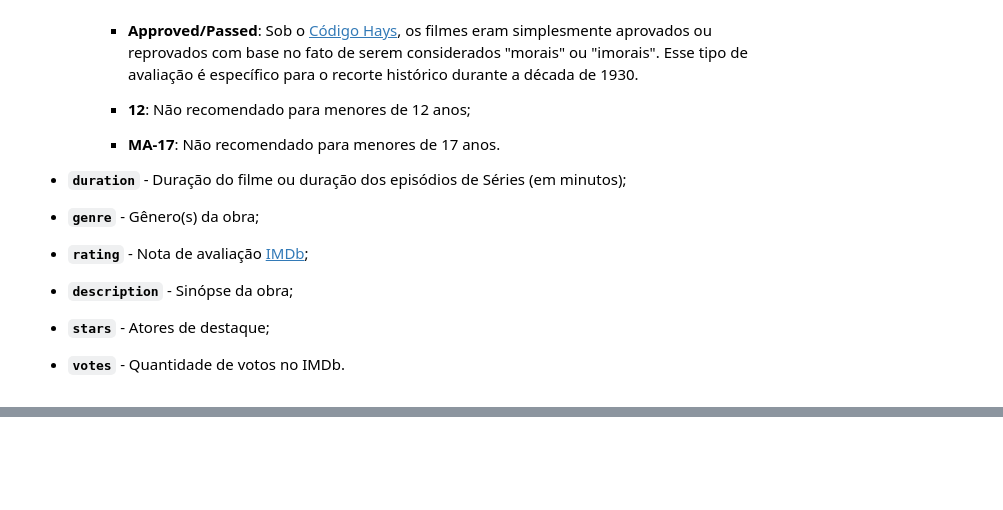
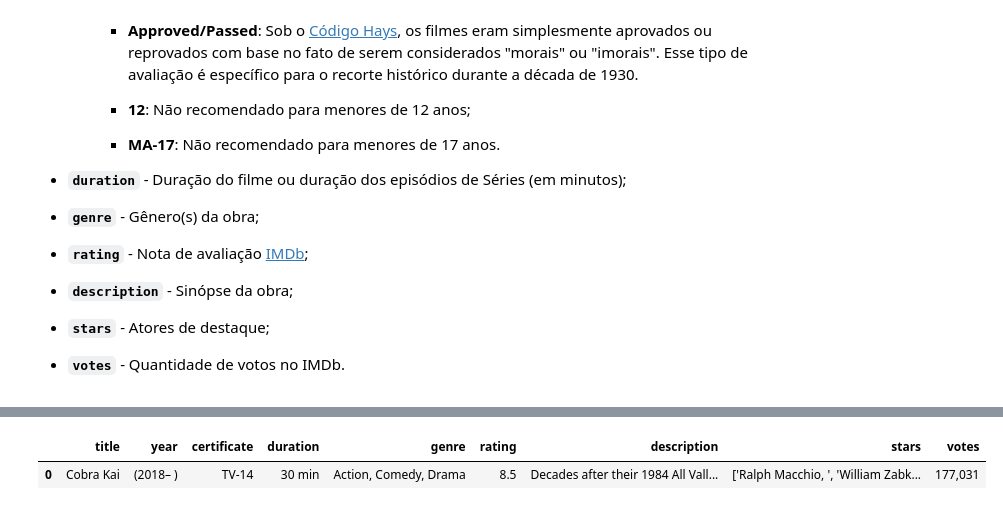
Before and after one commit to JoSEPHDev2022/netflix_movies_analise, a Jupyter notebook: analise.ipynb, the cells around one changed output, grey strips where cells are left out. Drawn from its saved outputs; the diff is of its cells as text; code cells hidden in the pictures; blank space fills up the shorter version.

Commit message:
Tratamento completo dos dados

```diff
--- a/analise.ipynb
+++ b/analise.ipynb
@@ -171,0 +190,6 @@ Para termos uma compreensão ainda maior acerca dos nossos dados, realizaremos u
+# %%
+# Puxando apenas uma linha do DataFrame para visualizarmos melhor os dados:
+df_movies.head(1)
+# %% [output]
+|  | title | year | certificate | duration | genre | rating | description | stars | votes |
+| 0 | Cobra Kai | (2018– ) | TV-14 | 30 min | Action, Comedy, Drama | 8.5 | Decades after their 1984 All Vall... | ['Ralph Macchio, ', 'William Zabk... | 177,031 |
```
Also changed, not shown: parts of 44 cells of this notebook.
